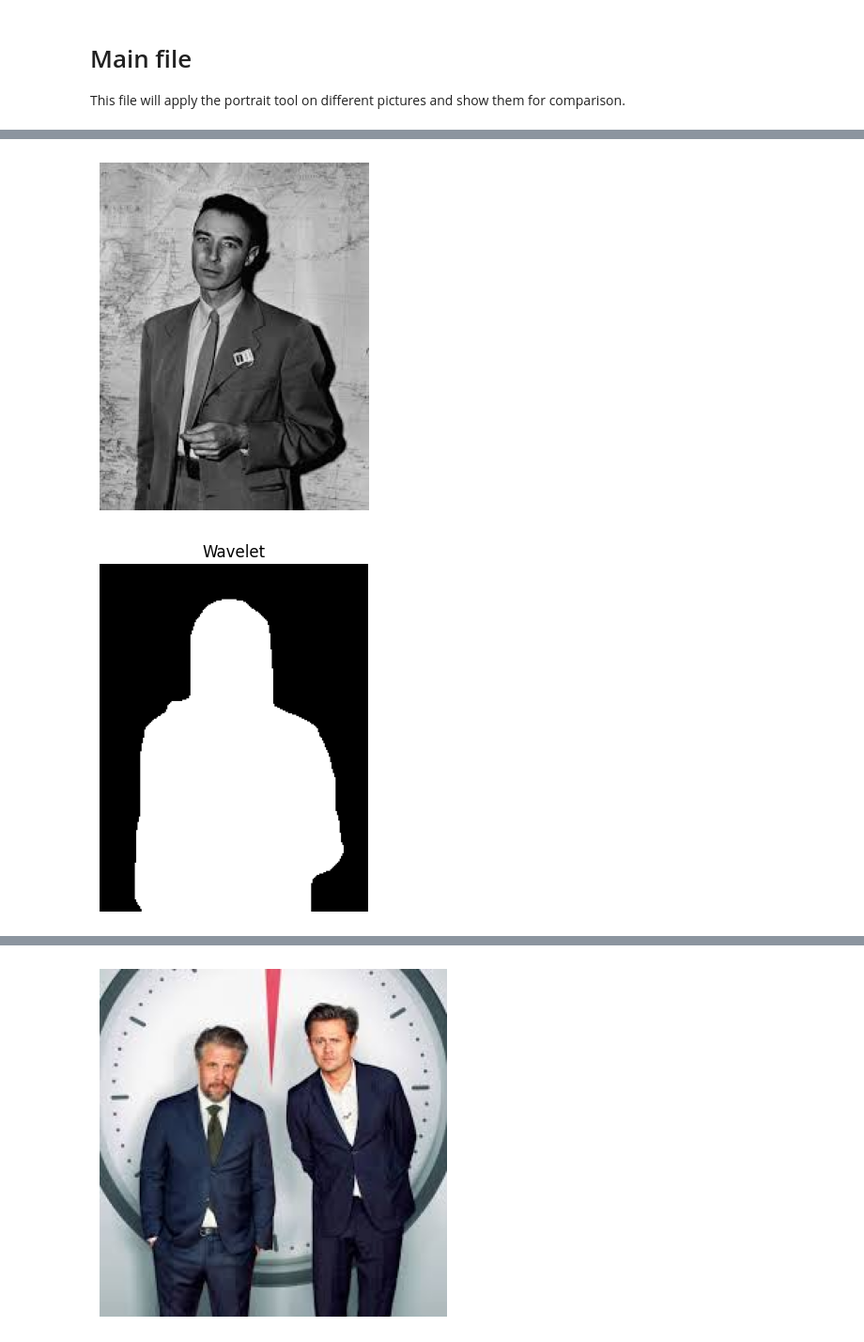
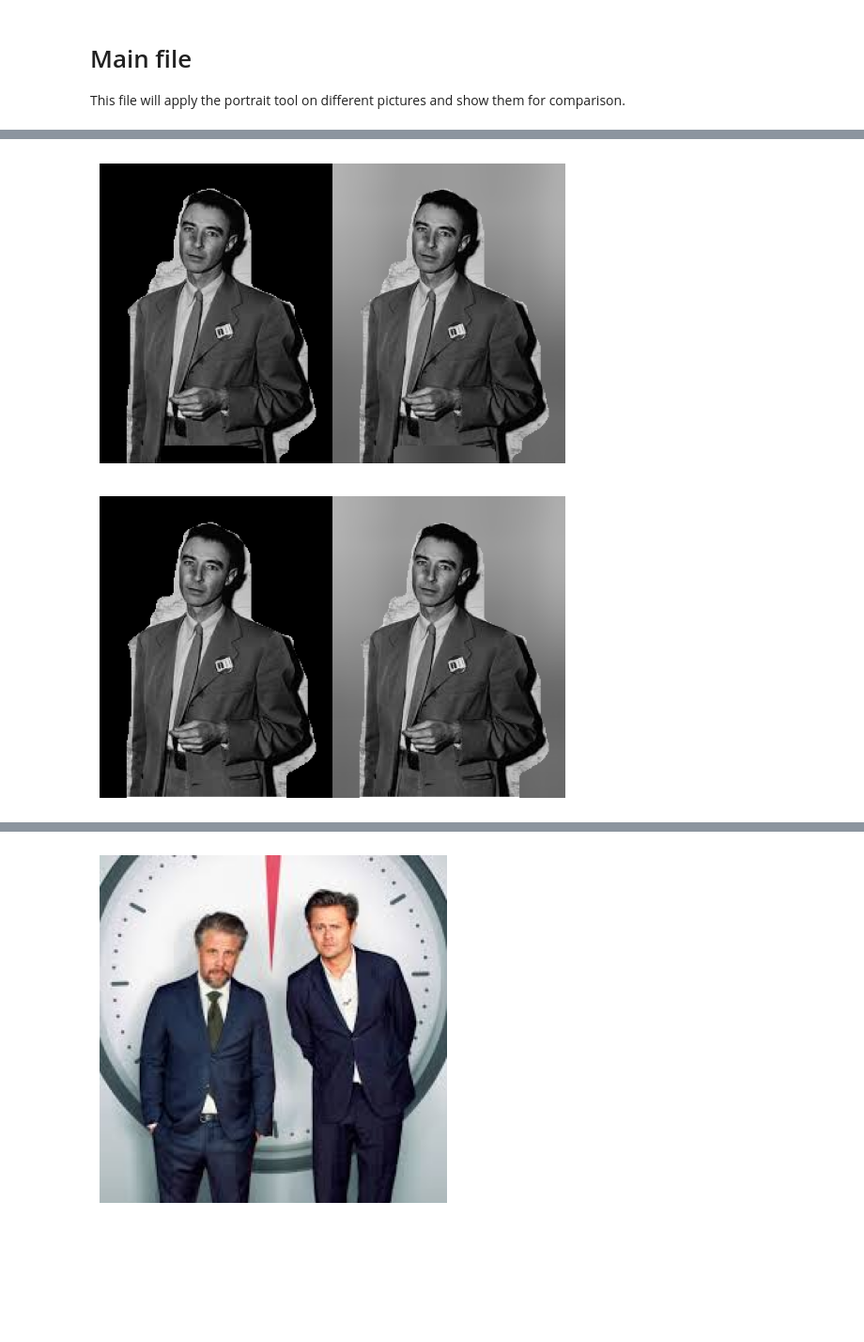
Before and after one commit to reimertzzz/Bildbehandling, a Jupyter notebook: main.ipynb, the cells around one changed output, grey strips where cells are left out. Shown at 94% size. Cells and saved outputs as stored; diff of their text form; code cells hidden in the pictures; blank space fills up the shorter version.

```diff
--- a/main.ipynb
+++ b/main.ipynb
@@ -126,7 +126,7 @@ def extract_object_wavelet(
     w_depth = 2,             # Depth of wavelet transform
     w_high = 230,            # Upper threshold for wavelet
     w_low = 17,              # Lower threshold for wavelet
-    w_use_horizontal=True,   # Leave in or out horizontal details
+    w_weights = (1, 1, 1),   # Weight to horizontal, vertical and diagonal details
     m_low_threshold = 20,    # Lower threshold for mask (mostly for Sobel)
     m_high_threshold = 255,  # Upper threshold for mask (mostly for Sobel)
     kernel = np.ones((8, 8), np.uint8),    # Kernel to close gaps
@@ -140,7 +140,7 @@ def extract_object_wavelet(
     img_gray_smooth = cv2.GaussianBlur(img_gray, (5, 5), s_gaussian)
 
     # Perform Wavelet edge detection
-    edges = dwt2_edge_detection(img_gray_smooth, w_type, w_depth, w_high, w_low, w_use_horizontal)
+    edges = dwt2_edge_detection(img_gray_smooth, w_type, w_depth, w_high, w_low, w_weights)
 
     # Perform edge enhancing
     edges_enhanced = edge_enhancer(edges)
@@ -174,7 +174,8 @@ IMG_NAMES = [
     'plain_background_portrait.jpg',
     'girl.jpeg',
     'oppenheimer_1.png',
-    'filipfredrik.jfif'
+    'filipfredrik.jfif',
+    'drive.jpg'
 ]
 images = [load_image(IMG_PATH + name) for name in IMG_NAMES]
 # %%
@@ -226,20 +201,26 @@ show_image(woman_wavelet_restored, "Restored sans horizon")
 # %%
 # Do Oppenheimer
 oppenheimer = images[2]
-show_image(oppenheimer)
+
+
+# Do it without white line in bottom
+oppenheimer_wavelet, bg_oppenheimer_wavelet = extract_object_wavelet(oppenheimer, w_type='haar', s_gaussian=1.6, w_depth=2, w_high=220, w_low=18, kernel=(4, 4), padding_size=30)
+oppenheimer_wavelet_restored = compose_image(oppenheimer, oppenheimer_wavelet, bg_oppenheimer_wavelet)
+show_image(np.hstack((np.expand_dims(oppenheimer_wavelet, axis=-1) * oppenheimer, oppenheimer_wavelet_restored)))
+
 
 # Process oppenheimer using wavelet
 height, width, channel = oppenheimer.shape
 white_row = np.ones((1, width, channel), dtype=np.uint8) * 255
 oppenheimer = np.vstack((oppenheimer, white_row))
-oppenheimer_wavelet, bg_oppenheimer_wavelet = extract_object_wavelet(oppenheimer, w_type='coif1', s_gaussian=3.7, w_depth=2, w_high=220, w_low=20, kernel=(4, 4), padding_size=30)
-show_image(oppenheimer_wavelet, "Wavelet")
+oppenheimer_wavelet, bg_oppenheimer_wavelet = extract_object_wavelet(oppenheimer, w_type='haar', s_gaussian=1.6, w_depth=2, w_high=220, w_low=21, kernel=(4, 4), padding_size=30)
 # TODO this one shows with other kind of wavelet. Nice to use to compare
 # oppenheimer_wavelet, bg_oppenheimer_wavelet = extract_object_wavelet(oppenheimer, w_type='db2', s_gaussian=1.5, w_depth=1, w_high=193, w_low=17, kernel=(4, 4), padding_size=30)
 # show_image(oppenheimer_wavelet, "Wavelet")
 
 oppenheimer_wavelet_restored = compose_image(oppenheimer, oppenheimer_wavelet, bg_oppenheimer_wavelet)
-show_image(oppenheimer_wavelet_restored)
+
+show_image(np.hstack((np.expand_dims(oppenheimer_wavelet, axis=-1) * oppenheimer, oppenheimer_wavelet_restored)))
 # %% [output]
-[figure, old version]
+[figure, new version]
-[figure, old version]
+[figure, new version]
```
Also changed, not shown: parts of 5 cells of this notebook, 1 other file.
